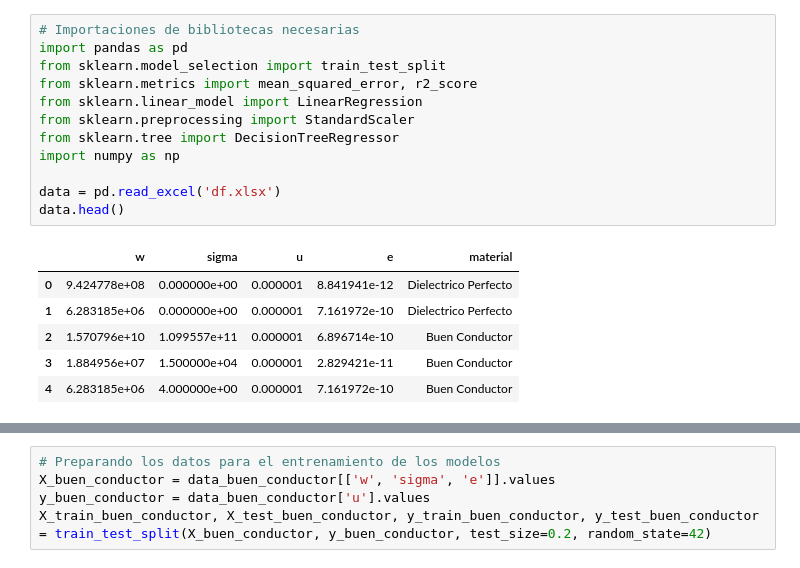
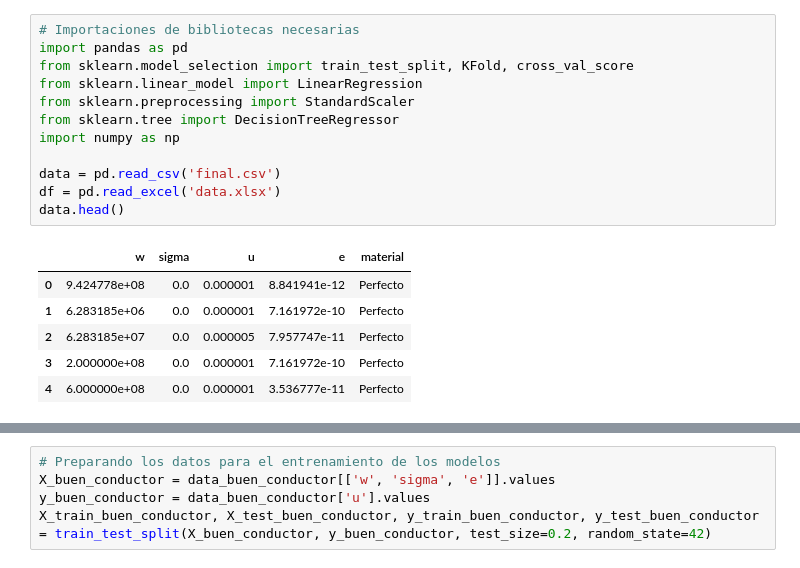
Before and after one commit to oardilac/Soluciones-Computacionales-a-las-Ecuaciones-de-Helmholtz, a Jupyter notebook: Solucion.ipynb, the cells around one changed output, grey strips where cells are left out. Cells and saved outputs as stored; diff of their text form.

```diff
--- a/Solucion.ipynb
+++ b/Solucion.ipynb
@@ -1,19 +1,19 @@
 # %%
 # Importaciones de bibliotecas necesarias
 import pandas as pd
-from sklearn.model_selection import train_test_split
-from sklearn.metrics import mean_squared_error, r2_score
+from sklearn.model_selection import train_test_split, KFold, cross_val_score
 from sklearn.linear_model import LinearRegression
 from sklearn.preprocessing import StandardScaler
 from sklearn.tree import DecisionTreeRegressor
 import numpy as np
 
-data = pd.read_excel('df.xlsx')
+data = pd.read_csv('final.csv')
+df = pd.read_excel('data.xlsx')
 data.head()
 # %% [output]
 |  | w | sigma | u | e | material |
-| 0 | 9.424778e+08 | 0.000000e+00 | 0.000001 | 8.841941e-12 | Dielectrico Perfecto |
-| 1 | 6.283185e+06 | 0.000000e+00 | 0.000001 | 7.161972e-10 | Dielectrico Perfecto |
-| 2 | 1.570796e+10 | 1.099557e+11 | 0.000001 | 6.896714e-10 | Buen Conductor |
-| 3 | 1.884956e+07 | 1.500000e+04 | 0.000001 | 2.829421e-11 | Buen Conductor |
-| 4 | 6.283185e+06 | 4.000000e+00 | 0.000001 | 7.161972e-10 | Buen Conductor |
+| 0 | 9.424778e+08 | 0.0 | 0.000001 | 8.841941e-12 | Perfecto |
+| 1 | 6.283185e+06 | 0.0 | 0.000001 | 7.161972e-10 | Perfecto |
+| 2 | 6.283185e+07 | 0.0 | 0.000005 | 7.957747e-11 | Perfecto |
+| 3 | 2.000000e+08 | 0.0 | 0.000001 | 7.161972e-10 | Perfecto |
+| 4 | 6.000000e+08 | 0.0 | 0.000001 | 3.536777e-11 | Perfecto |
```
Also changed, not shown: parts of 20 cells of this notebook, 4 other files.
